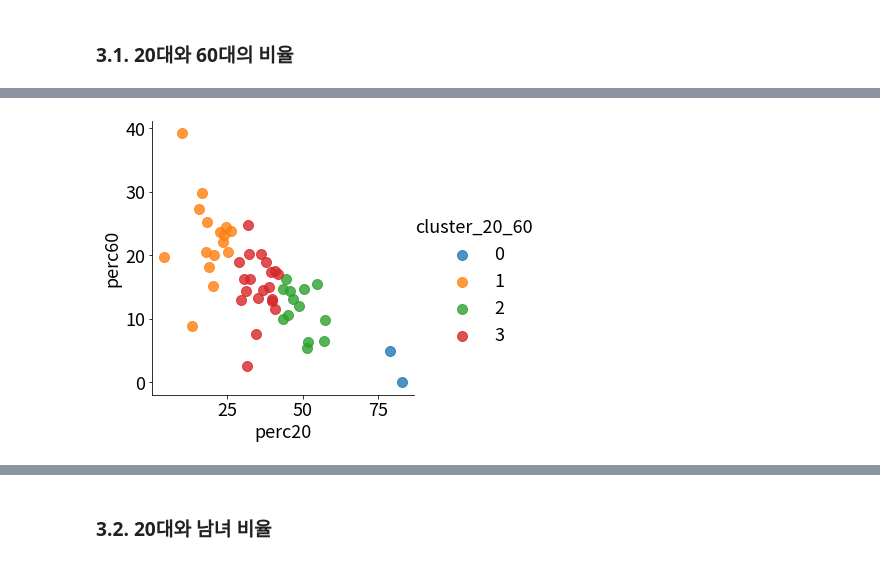
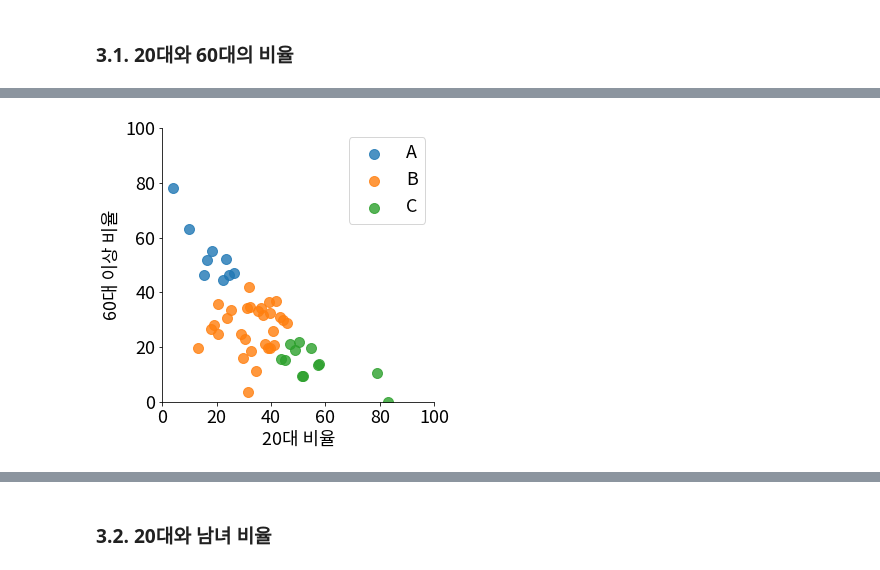
Before and after one commit to CoodingPenguin/data-contest-collection, a Jupyter notebook: sports-data-application-contest-2020/체력인증센터이용자현황.ipynb, the cells around one changed output, grey strips where cells are left out. Cells and saved outputs as stored; diff of their text form; code cells hidden in the pictures.

Commit message:
Totally done

```diff
--- a/sports-data-application-contest-2020/체력인증센터이용자현황.ipynb
+++ b/sports-data-application-contest-2020/체력인증센터이용자현황.ipynb
@@ -1159,13 +1159,13 @@ def sttus_to_df(sttus):
 
         total_people = temp['AGE_BIN'].count()
         total_twenties = temp[temp['AGE_BIN'] == 20]['AGE_BIN'].count()
-        total_sixties = temp[temp['AGE_BIN'] == 60]['AGE_BIN'].count()
+        total_sixties = temp[(temp['AGE_BIN'] == 60)|(temp['AGE_BIN'] == 70)]['AGE_BIN'].count()
         total_male = temp[temp['TEST_SEX'] == 'M']['TEST_SEX'].count()
         total_female = temp[temp['TEST_SEX'] == 'F']['TEST_SEX'].count()
         total_20_male = temp[(temp['AGE_BIN']==20)&(temp['TEST_SEX']=='M')]['AGE_GBN'].count()
         total_20_female = temp[(temp['AGE_BIN']==20)&(temp['TEST_SEX']=='F')]['AGE_GBN'].count()
-        total_60_male = temp[(temp['AGE_BIN']==60)&(temp['TEST_SEX']=='M')]['AGE_GBN'].count()
-        total_60_female = temp[(temp['AGE_BIN']==60)&(temp['TEST_SEX']=='F')]['AGE_GBN'].count()
+        total_60_male = temp[((temp['AGE_BIN']==60)|(temp['AGE_BIN'] == 70))&(temp['TEST_SEX']=='M')]['AGE_GBN'].count()
+        total_60_female = temp[((temp['AGE_BIN']==60)|(temp['AGE_BIN'] == 70))&(temp['TEST_SEX']=='F')]['AGE_GBN'].count()
 
 #         print('-'*60)
 #         print('센터 :', center)
@@ -1224,5 +1224,5 @@ plt.show()
 # %%
-points_20_60 = df_2019.values
-kmeans_20_60 = KMeans(n_clusters=4).fit(points_20_60)
-kmeans_20_60.cluster_centers_
+points_1 = df_2019[['perc20', 'perc60']].values
+kmeans_1 = KMeans(n_clusters=3).fit(points_1)
+kmeans_1.cluster_centers_
 # %% [output]
@@ -1237,4 +1232,4 @@ array([[ 8.10200000e+01,  2.49000000e+00,  1.71000000e+00,
 # %%
-df_2019['cluster_20_60'] = kmeans_20_60.labels_
+df_2019['cluster_1'] = kmeans_1.labels_
 df_2019.head()
 # %% [output]
@@ -1247,8 +1254,13 @@ df_2019.head()
 # %%
-sns.lmplot('perc20', 'perc60', data=df_2019, fit_reg=False, scatter_kws={'s':100}, hue='cluster_20_60')
+sns.lmplot('perc20', 'perc60', data=df_2019, fit_reg=False, scatter_kws={'s':100}, hue='cluster_1', legend=False)
+plt.ylim(0, 100)
+plt.xlim(0, 100)
+plt.xlabel('20대 비율')
+plt.ylabel('60대 이상 비율')
+plt.legend(['A', 'B', 'C'])
 plt.show()
 # %% [output]
-[figure, old version]
+[figure, new version]
 # %%
 def elbow(points):
     sse = []
```
Also changed, not shown: parts of 21 cells of this notebook.
